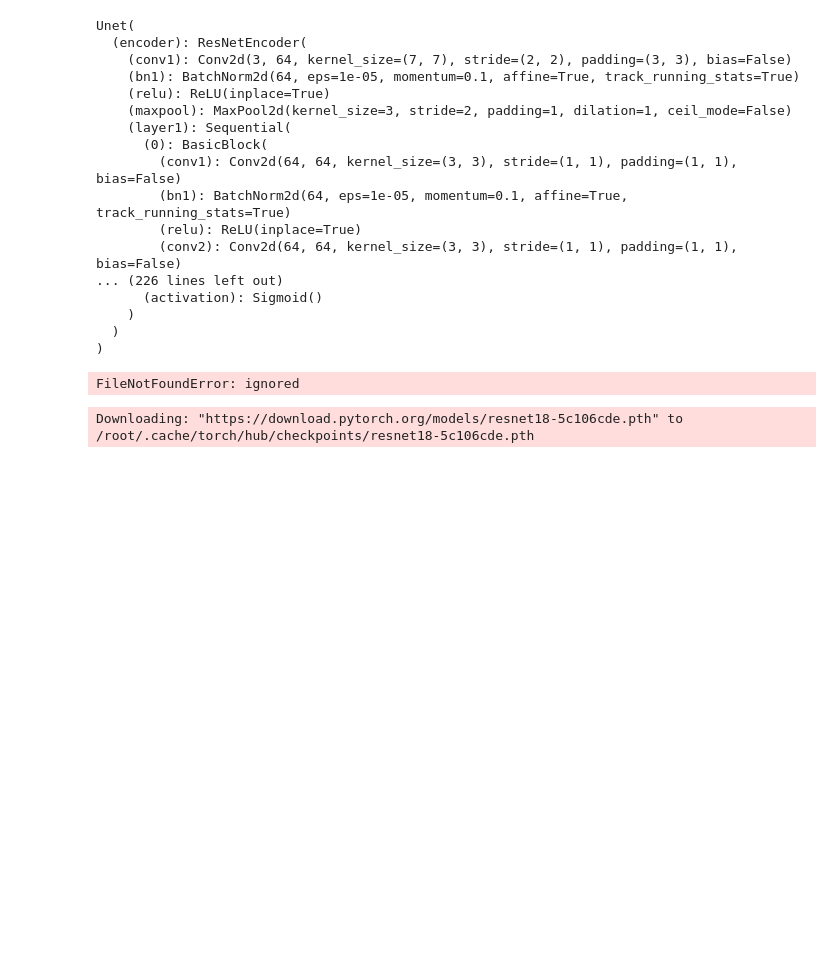
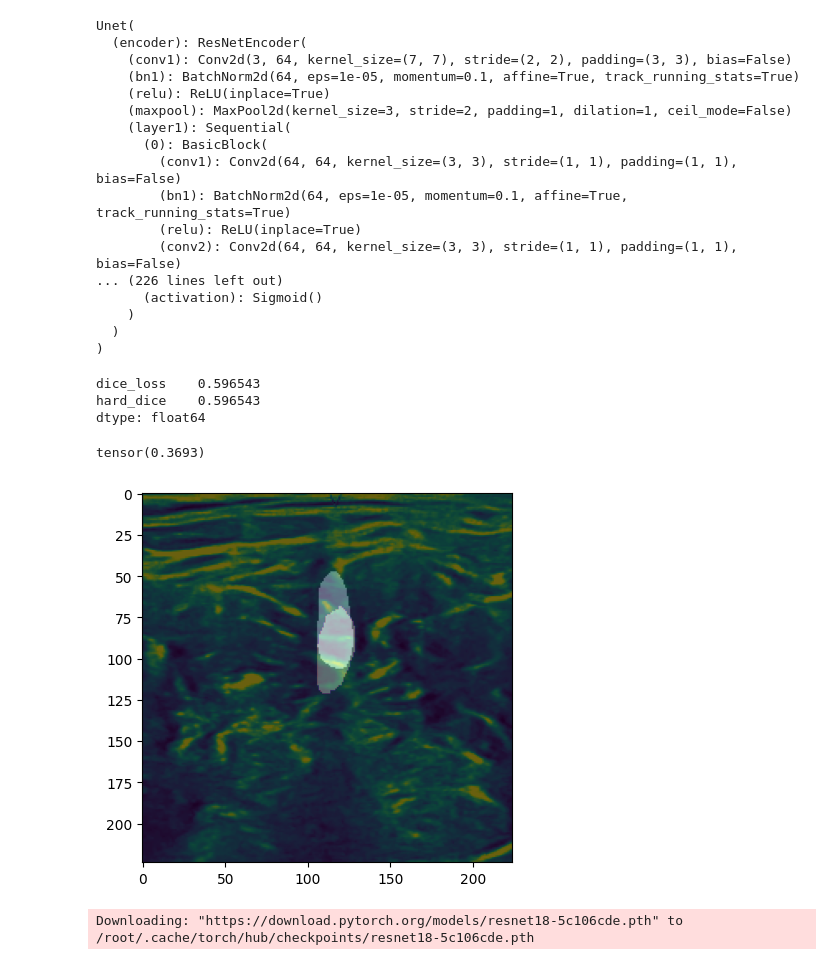
Before and after one commit to rnklee/ultrasound-nerve-segmentation, a Jupyter notebook: nerve_segmentation_practice_with_pytorch.ipynb, the cells around one changed output. Drawn from its saved outputs; the diff is of its cells as text; code cells hidden in the pictures; blank space fills up the shorter version.

```diff
--- a/nerve_segmentation_practice_with_pytorch.ipynb
+++ b/nerve_segmentation_practice_with_pytorch.ipynb
@@ -352,7 +398,7 @@ with open(ultrasoundpath + 'cleaned_strat.pkl', 'wb') as f:
 # Useful definitions
 # %%
 def has_nerve(mask):
-    o = cv2.imread(mask, cv2.IMREAD_GRAYSCALE)
+    o = cv2.imread(trainpath+mask, cv2.IMREAD_GRAYSCALE)
     return 1 if o.any() else 0
 # %%
 def to_tensor(x, **kwargs):
@@ -432,8 +478,8 @@ class NerveDataset(Dataset):
     def __init__(self, mskfiles, color=True, preprocess=None, augment=None, train=True):
         super().__init__()
 
-        self.mskfiles = mskfiles
-        self.imgfiles = [o.replace('_mask', '') for o in mskfiles]
+        self.mskfiles = [trainpath+o for o in mskfiles]
+        self.imgfiles = [o.replace('_mask', '') for o in self.mskfiles]
 
         self.preprocess = preprocess
         self.augment = augment
@@ -623,7 +675,7 @@ preprocess = albumentations.Compose([albumentations.Resize(height=224, width=224
                                      albumentations.Lambda(image=preprocess_fn),
                                      albumentations.Lambda(image=to_tensor)])
 
-save_file = modelspath+'restnet34_imagenet.pth'
+save_file = modelspath+'/restnet34_imagenet.pth'
 
 imagenet34 = train_validate(train_msks, valid_msks, color=True, augment=augment, preprocess=preprocess,
                             model=model, optim=optim, loss=DiceBCELoss(), metrics=[smp.utils.losses.DiceLoss(), HardDiceLoss()],
@@ -632,23 +698,36 @@ imagenet34 = train_validate(train_msks, valid_msks, color=True, augment=augment,
+# %%
+test_log = predict_compare(test_msks, save_file, preprocess=preprocess)
+test_log.mean()
+# %% [output]
+dice_loss    0.596543
+hard_dice    0.596543
+dtype: float64
 # %%
-test_model = torch.load('restnet34_imagenet.pth')
+test_model = torch.load(save_file)
 test_dataset = NerveDataset(mskfiles = test_msks, color=True, preprocess=preprocess)
-# %% [output]
-FileNotFoundError: ignored
 # %%
-i = 0
+i = 7
 test_img, test_msk = test_dataset[i]
+
+test_msk = test_msk.squeeze()
 
 test_tensor = torch.from_numpy(test_img).to('cuda').unsqueeze(0)
 
-prob_msk = test_model(test_tensor).squeeze().cpu().numpy()
+prob_msk = test_model(test_tensor).squeeze().cpu().detach().numpy()
 pred_msk = prob_msk.round()
 
-test_msk = test_msk.squeeze()
+dice = HardDiceLoss()
+print(1-dice(torch.from_numpy(test_msk), torch.from_numpy(pred_msk)))
 
-original_img = cv2.resize(cv2.imread(test_msks[i], cv2.IMREAD_GRAYSCALE), (224,224))
-plt.imshow(original_img)
-plt.imshow(test_msk, alpha=0.3, cmap='jet')
-plt.imshow(pred_msk, alpha=0.3, cmap='gray')
+original_img = cv2.imread(trainpath + test_msks[i].replace('_mask', ''), cv2.IMREAD_GRAYSCALE)
+original_img = cv2.resize(original_img, (224,224))
+
+plt.imshow(original_img);
+plt.imshow(test_msk, cmap='magma', alpha=0.4);
+plt.imshow(pred_msk, cmap='gray', alpha=0.3);
+# %% [output]
+tensor(0.3693)
+[figure, added]
 # %%
 encoder = 'resnet18'
 encoder_wts = 'imagenet'
```
Also changed, not shown: parts of 17 cells of this notebook.
